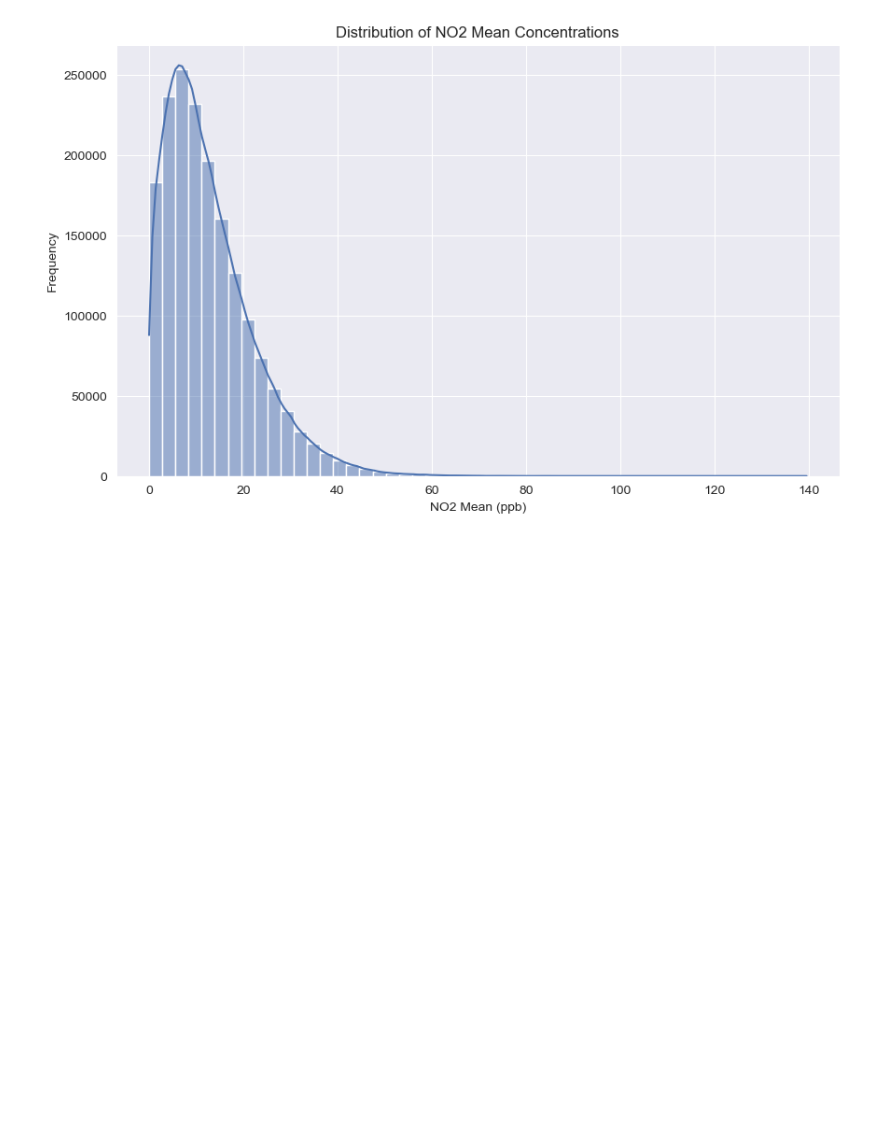
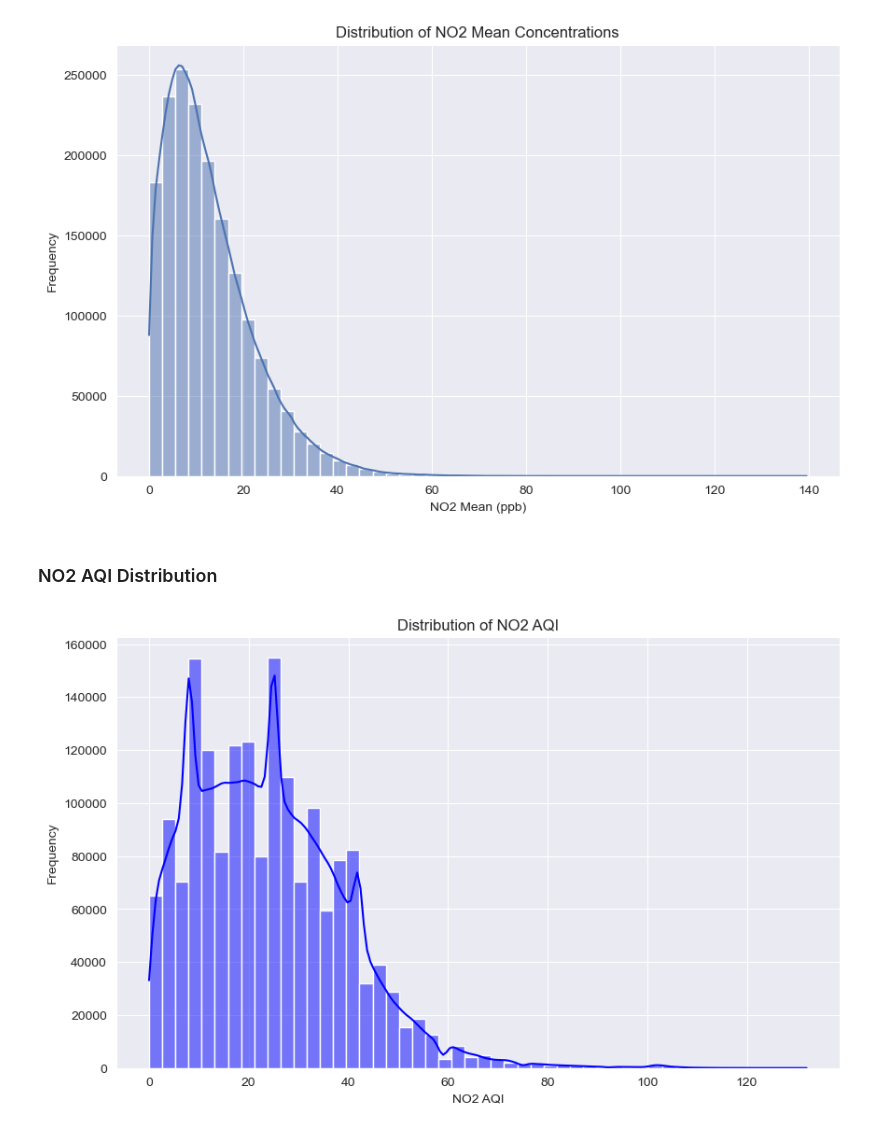
Before and after one commit to aghabidareh/PollutionAnalyzer, a Jupyter notebook: main.ipynb, the cells around one changed output. Drawn from its saved outputs; the diff is of its cells as text; code cells hidden in the pictures; blank space fills up the shorter version.

Commit message:
plot-and-graphs-section-23

```diff
--- a/main.ipynb
+++ b/main.ipynb
@@ -322,3 +322,16 @@ plt.show()
 plt.close()
 # %% [output]
 [figure]
+# %% [markdown]
+### NO2 AQI Distribution
+# %%
+plt.figure(figsize=(10, 6))
+sns.histplot(df['NO2 AQI'], bins=50, kde=True, color='blue')
+plt.title('Distribution of NO2 AQI')
+plt.xlabel('NO2 AQI')
+plt.ylabel('Frequency')
+plt.savefig('plots/no2_aqi_distribution.png')
+plt.show()
+plt.close()
+# %% [output]
+[figure, added]
```
Also changed, not shown: 1 other file.
